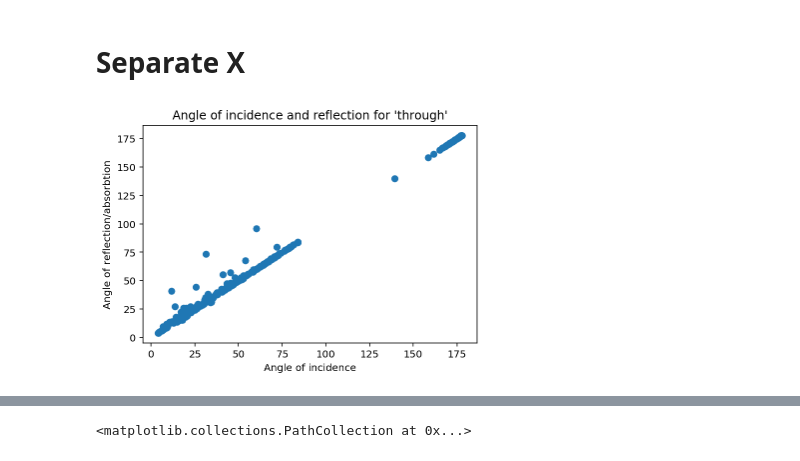
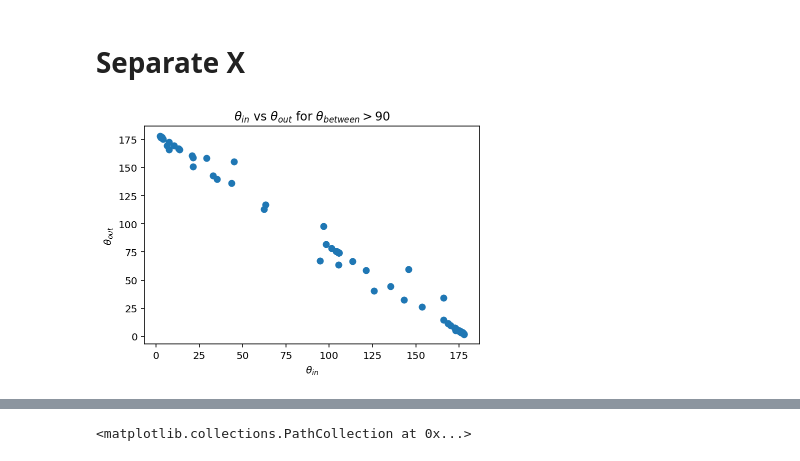
Before and after one commit to sqrider/MATH189_FINAL_PROJ, a Jupyter notebook: Trajectories.ipynb, the cells around one changed output, grey strips where cells are left out. Saved outputs shown, nothing was run; the diff lists cells and outputs as text; code cells hidden in the pictures.

```diff
--- a/Trajectories.ipynb
+++ b/Trajectories.ipynb
@@ -370,8 +371,8 @@ plt.show()
 # %% [markdown]
 ## Test of proportion
 # %%
-reflect = np.array(angles_total) >= 90
+reflect = np.array(angles_total) <= 90
 print(np.mean(reflect))
-through = np.array(angles_total) < 90
+through = np.array(angles_total) > 90
 print(np.mean(through))
 # %% [output]
@@ -388,12 +389,12 @@ proportions_ztest(sum(reflect), len(reflect), .5)
 # Separate X
 # %%
 plt.scatter(np.array(angles_in)[through], np.array(angles_out)[through])
-plt.xlabel('Angle of incidence')
-plt.ylabel('Angle of reflection/absorbtion')
-plt.title("Angle of incidence and reflection for 'through'")
+plt.xlabel(r'$\theta_{in}$')
+plt.ylabel(r'$\theta_{out}$')
+plt.title(r'$\theta_{in}$ vs $\theta_{out}$ for $\theta_{between} > 90$')
 plt.show()
 # %% [output]
-[figure, old version]
+[figure, new version]
 # %%
 through_endog = np.array(angles_out)[through] - np.array(angles_in)[through]
 through_exog = np.array(angles_in)[through]
```
Also changed, not shown: parts of 16 cells of this notebook.
